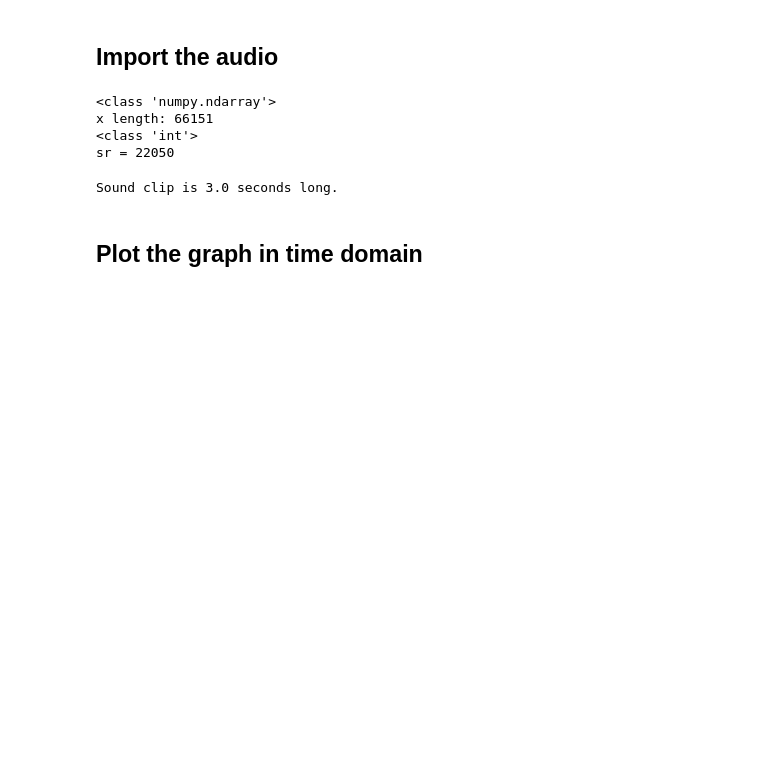
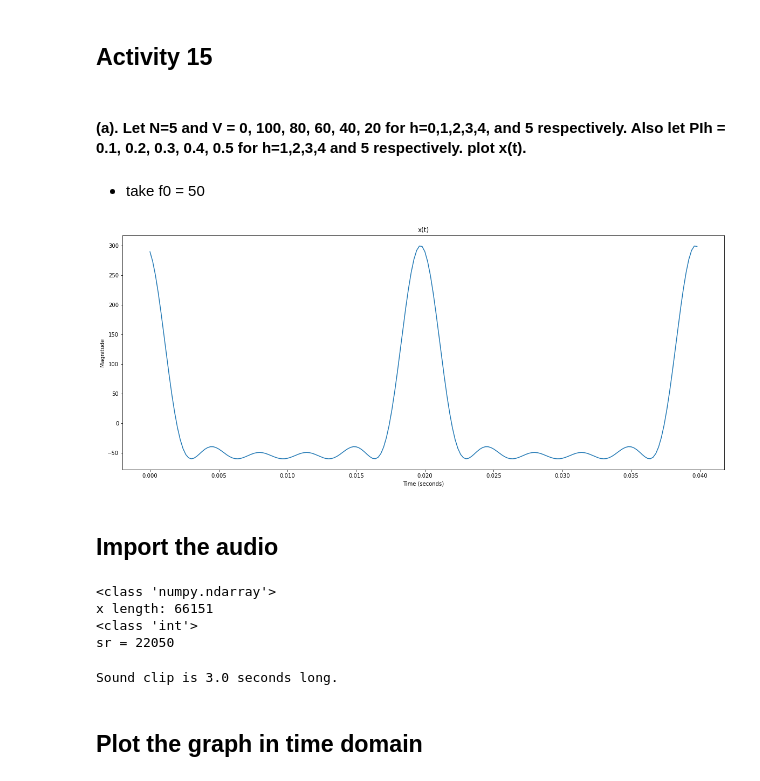
Before and after one commit to Rathees-Koneswarann/matplotlib-signal-analisis, a Jupyter notebook: violin-sound-process.ipynb, the cells around one changed output. Saved outputs shown, nothing was run; the diff lists cells and outputs as text; code cells hidden in the pictures; blank space fills up the shorter version.

Commit message:
Add 1st graph for activity 15

```diff
--- a/violin-sound-process.ipynb
+++ b/violin-sound-process.ipynb
@@ -10,6 +8,43 @@ import matplotlib.pyplot as plt
 # %%
 import librosa
 import IPython.display as ipd
+# %% [markdown]
+## Activity 15
+# %% [markdown]
+#### (a). Let N=5 and V = 0, 100, 80, 60, 40, 20 for h=0,1,2,3,4, and 5 respectively. Also let PIh = 0.1, 0.2, 0.3, 0.4, 0.5 for h=1,2,3,4 and 5 respectively. plot x(t).
+# %% [markdown]
+* take f0 = 50
+# %%
+# define the time axis
+t = np.arange(0,0.04,0.0002)
+
+# define the initial values
+v = 100
+h = 1
+PIh = 0.1
+f0 = 50
+N = 5
+y = 0
+
+# loop indicater
+i = 0
+
+while i < N :
+    # increase the values
+    y += v*np.cos(2*np.pi*h*f0*t+PIh)
+    v -= 20
+    h +=1
+    PIh += 0.1
+    i += 1
+
+plt.figure(figsize=(20,8))
+plt.plot(t,y)
+plt.title('x(t)')
+plt.xlabel('Time (seconds)')
+plt.ylabel('Magnitude')
+plt.show()
+# %% [output]
+[figure, added]
 # %% [markdown]
 ## Import the audio
 # %%
```
Also changed, not shown: parts of 2 cells of this notebook.
